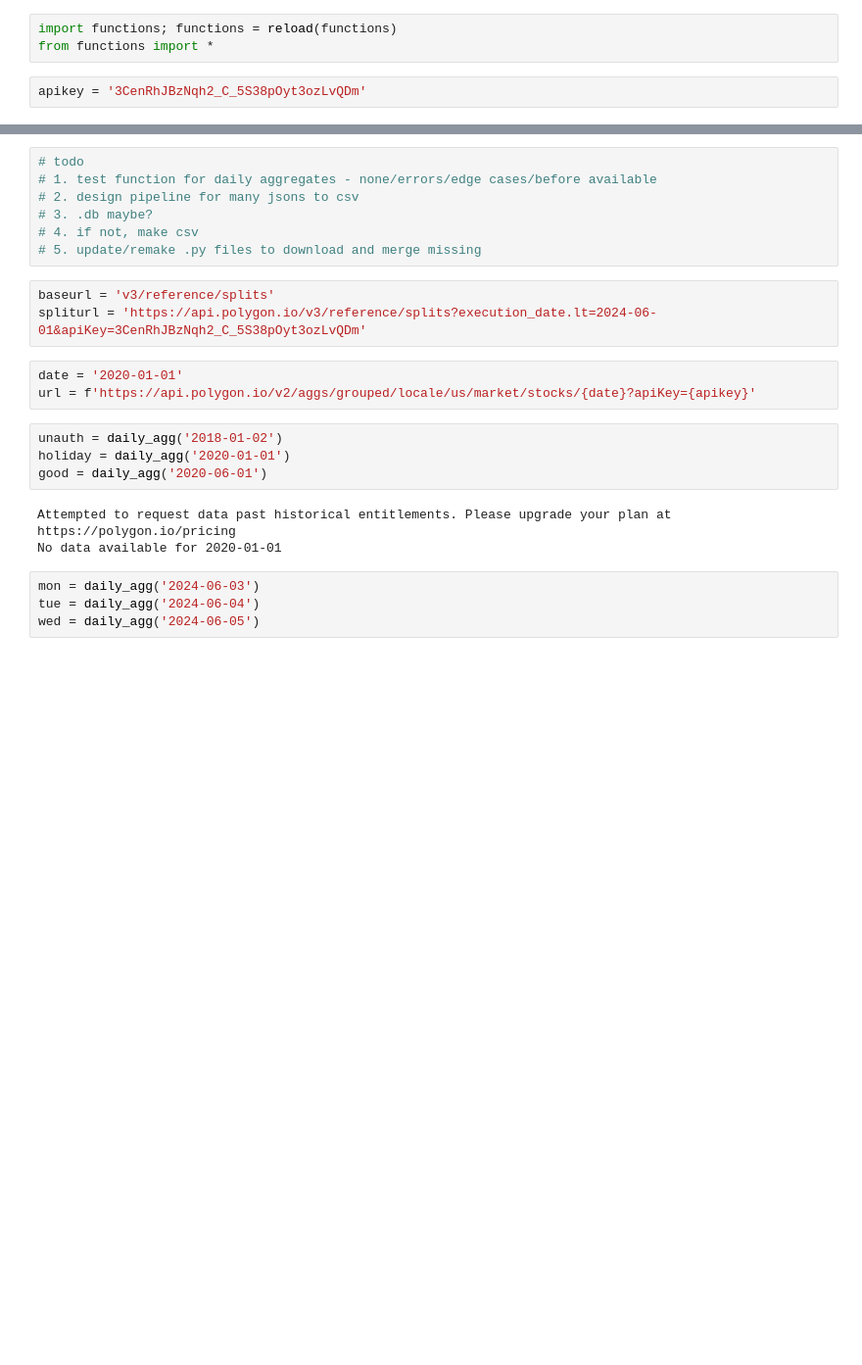
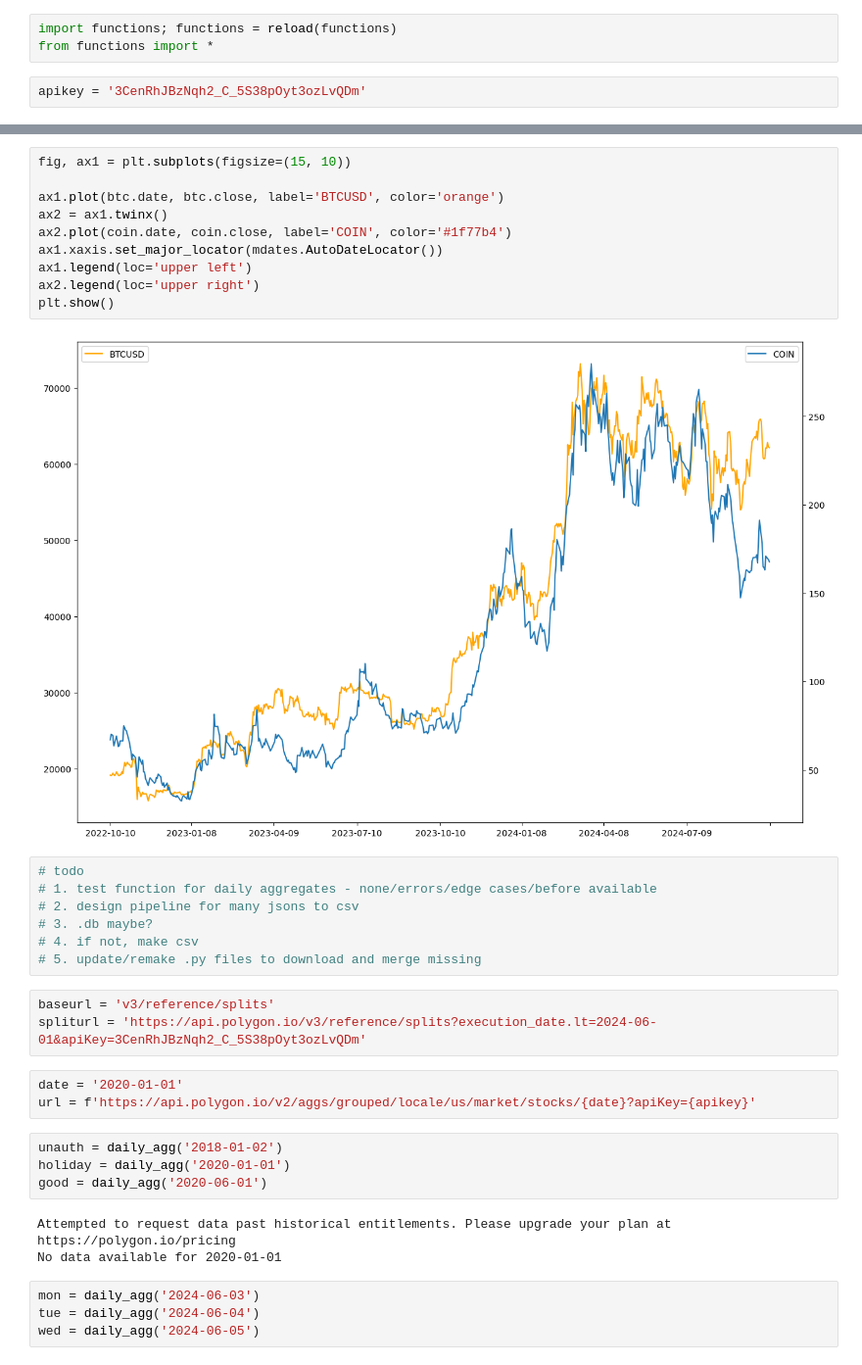
Before and after one commit to j-huic/stonks, a Jupyter notebook: requests.ipynb, the cells around one changed output, grey strips where cells are left out. Shown at 98% size. Cells and saved outputs as stored; diff of their text form; blank space fills up the shorter version.

```diff
--- a/requests.ipynb
+++ b/requests.ipynb
@@ -17,3 +79,15 @@ apikey = '3CenRhJBzNqh2_C_5S38pOyt3ozLvQDm'
+# %%
+fig, ax1 = plt.subplots(figsize=(15, 10))
+
+ax1.plot(btc.date, btc.close, label='BTCUSD', color='orange')
+ax2 = ax1.twinx()
+ax2.plot(coin.date, coin.close, label='COIN', color='#1f77b4')
+ax1.xaxis.set_major_locator(mdates.AutoDateLocator())
+ax1.legend(loc='upper left')
+ax2.legend(loc='upper right')
+plt.show()
+# %% [output]
+[figure, added]
 # %%
 # todo
 # 1. test function for daily aggregates - none/errors/edge cases/before available
```
Also changed, not shown: parts of 11 cells of this notebook.
